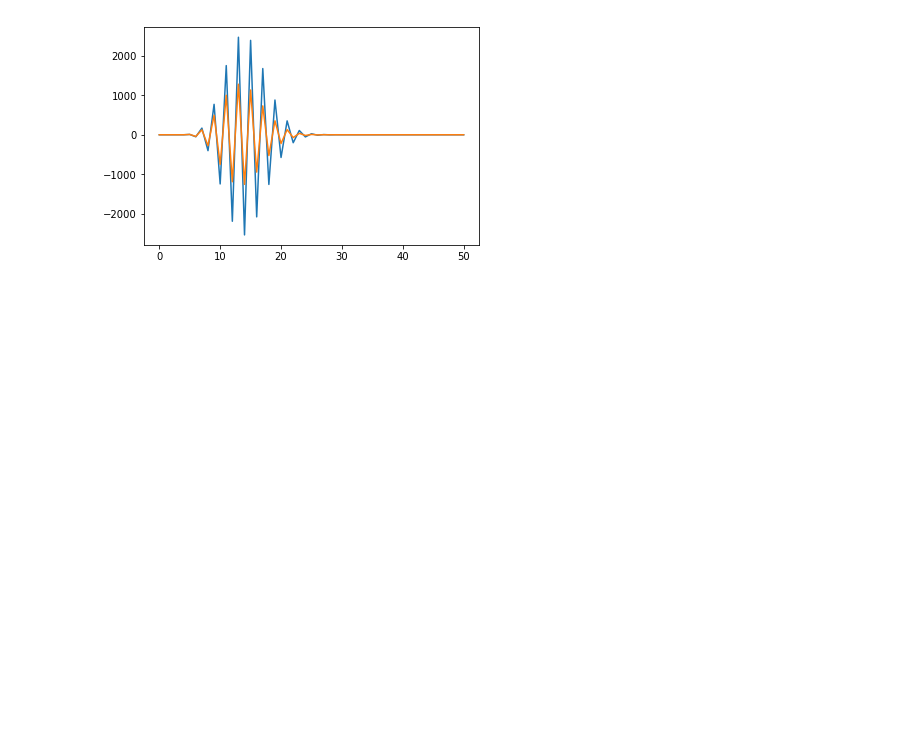
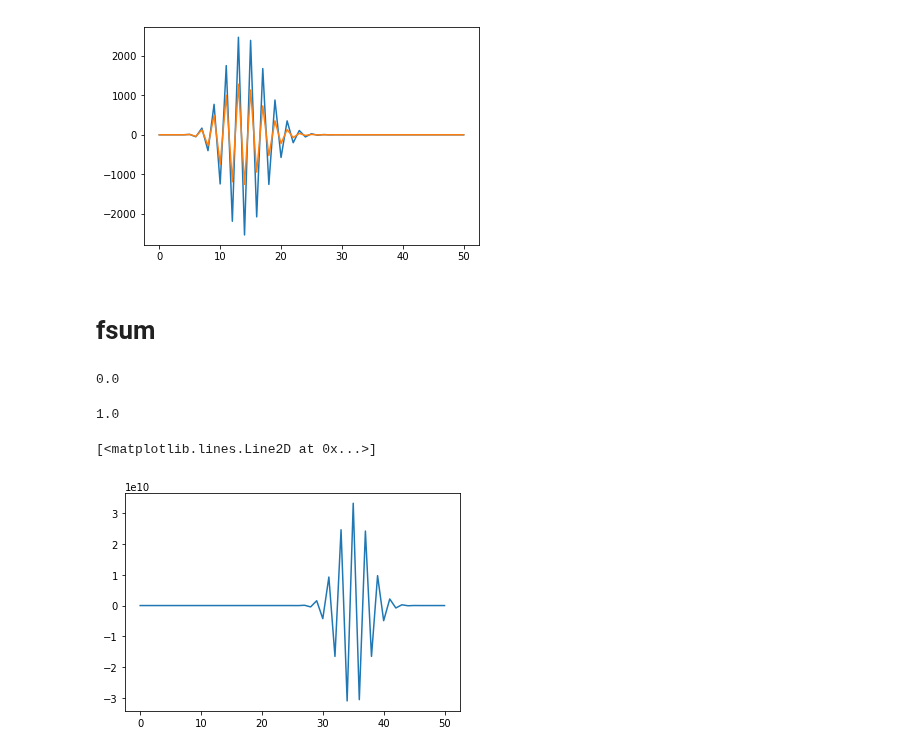
Before and after one commit to dp-rice/multiplemergers, a Jupyter notebook: notebooks/debug_zivkovic.ipynb, the cells around one changed output. Drawn from its saved outputs; the diff is of its cells as text; code cells hidden in the pictures; blank space fills up the shorter version.

```diff
--- a/notebooks/debug_zivkovic.ipynb
+++ b/notebooks/debug_zivkovic.ipynb
@@ -540,3 +541,5 @@ plt.plot(np.cumsum(y))
 # %% [output]
 [<matplotlib.lines.Line2D at 0x...>]
 [figure]
+# %% [markdown]
+# fsum
@@ -542,0 +548,16 @@ plt.plot(np.cumsum(y))
+# %%
+sum([1e16,1,-1e16])
+# %% [output]
+0.0
+# %%
+math.fsum([1e16,1,-1e16])
+# %% [output]
+1.0
+# %%
+k = 25
+x = I1_j * sign_jk[:,k]*alpha_jk[:,k]
+# %%
+plt.plot(x)
+# %% [output]
+[<matplotlib.lines.Line2D at 0x...>]
+[figure, added]
```
Also changed, not shown: parts of 59 cells of this notebook, 1 other file.
